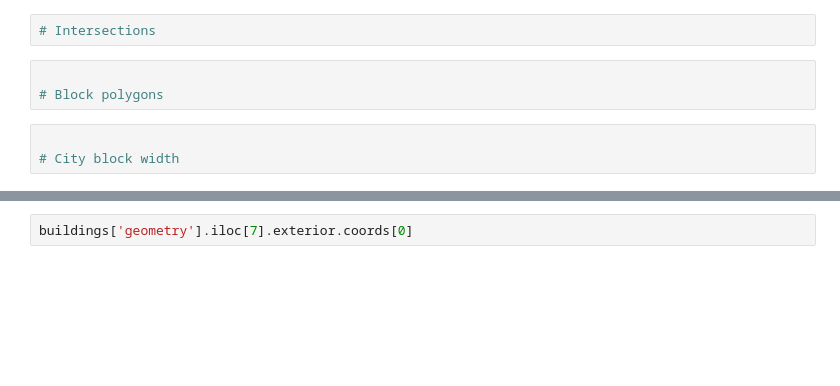
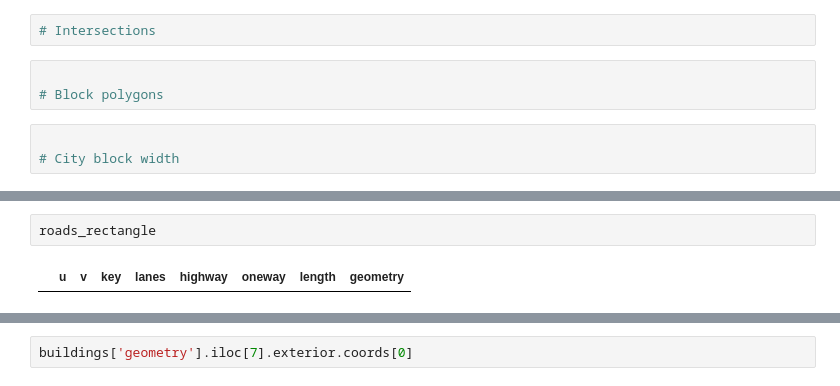
Before and after one commit to sarangof/identifyingLandSubdivisions, a Jupyter notebook: calculate-metrics.ipynb, the cells around one changed output, grey strips where cells are left out. Drawn from its saved outputs; the diff is of its cells as text; blank space fills up the shorter version.

```diff
--- a/calculate-metrics.ipynb
+++ b/calculate-metrics.ipynb
@@ -175,2 +163,6 @@ metric_2_average_distance_to_roads(buildings)
+# %%
+roads_rectangle
+# %% [output]
+|  | u | v | key | lanes | highway | oneway | length | geometry |
 # %%
 #3 Density of roads
```
Also changed, not shown: parts of 29 cells of this notebook.
